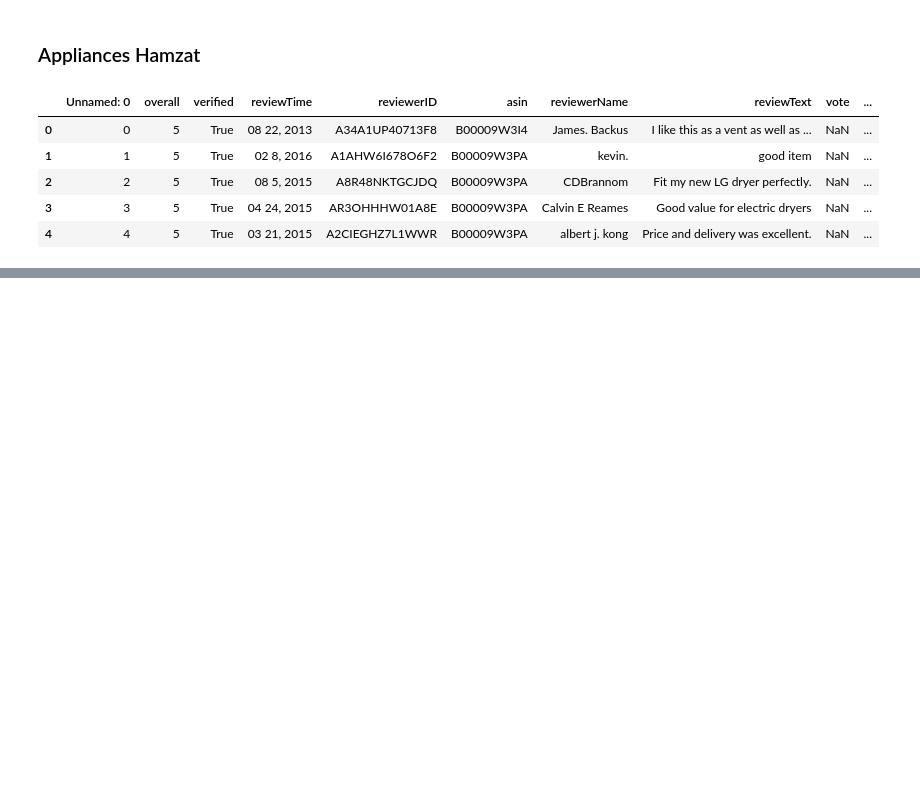
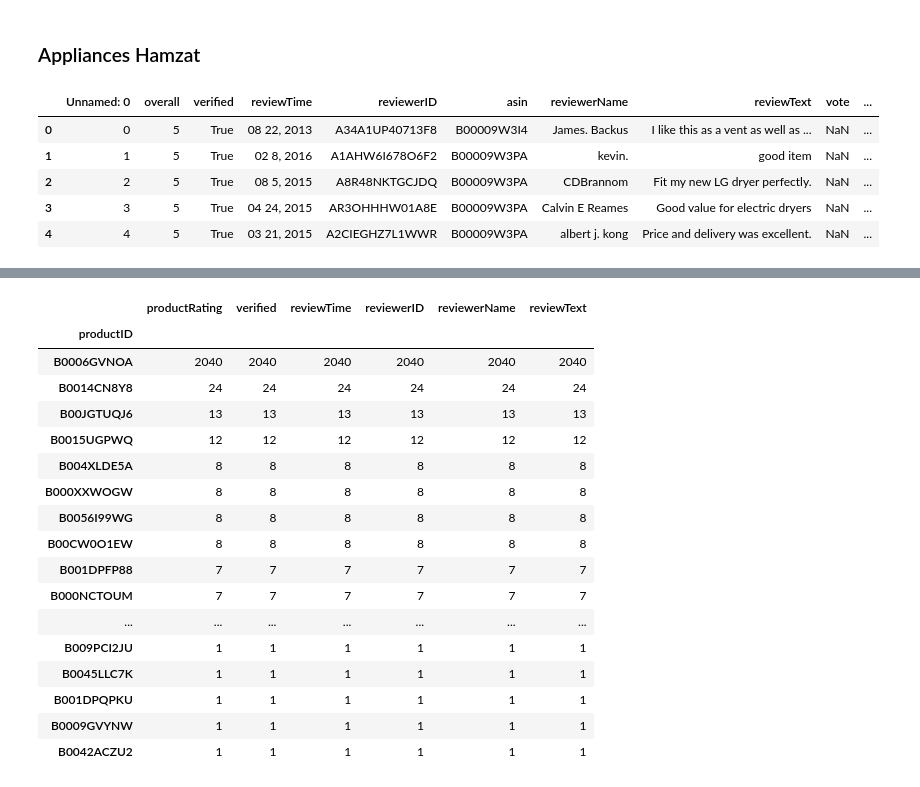
Before and after one commit to ahmadbashorun/AI6-amazon-reviews-EDA-project, a Jupyter notebook: Project (Amazon review).ipynb, the cells around one changed output, grey strips where cells are left out. Saved outputs shown, nothing was run; the diff lists cells and outputs as text; code cells hidden in the pictures; blank space fills up the shorter version.

Commit message:
I grouped by productID and productRating

```diff
--- a/Project (Amazon review).ipynb
+++ b/Project (Amazon review).ipynb
@@ -299,0 +316,3 @@ appliances_df.head()
+# %%
+appliances_df = appliances_df.drop(['vote','image',], axis=1)
+appliances_df.head()
@@ -299,0 +328,5 @@ appliances_df.head()
+# %%
+appliances_df['reviewTime'] = pd.to_datetime(appliances_df['reviewTime'])
+# %%
+appliances_df.rename(columns={"overall":"productRating","asin":"productID",}, inplace=True)
+appliances_df.head()
@@ -299,0 +350,21 @@ appliances_df.head()
+# %%
+appliances_df.groupby('productID').count().sort_values('productRating', ascending = False)
+# %% [output]
+|  | productRating | verified | reviewTime | reviewerID | reviewerName | reviewText |
+| productID |  |  |  |  |  |  |
+| B0006GVNOA | 2040 | 2040 | 2040 | 2040 | 2040 | 2040 |
+| B0014CN8Y8 | 24 | 24 | 24 | 24 | 24 | 24 |
+| B00JGTUQJ6 | 13 | 13 | 13 | 13 | 13 | 13 |
+| B0015UGPWQ | 12 | 12 | 12 | 12 | 12 | 12 |
+| B004XLDE5A | 8 | 8 | 8 | 8 | 8 | 8 |
+| B000XXWOGW | 8 | 8 | 8 | 8 | 8 | 8 |
+| B0056I99WG | 8 | 8 | 8 | 8 | 8 | 8 |
+| B00CW0O1EW | 8 | 8 | 8 | 8 | 8 | 8 |
+| B001DPFP88 | 7 | 7 | 7 | 7 | 7 | 7 |
+| B000NCTOUM | 7 | 7 | 7 | 7 | 7 | 7 |
+| ... | ... | ... | ... | ... | ... | ... |
+| B009PCI2JU | 1 | 1 | 1 | 1 | 1 | 1 |
+| B0045LLC7K | 1 | 1 | 1 | 1 | 1 | 1 |
+| B001DPQPKU | 1 | 1 | 1 | 1 | 1 | 1 |
+| B0009GVYNW | 1 | 1 | 1 | 1 | 1 | 1 |
+| B0042ACZU2 | 1 | 1 | 1 | 1 | 1 | 1 |
```
Also changed, not shown: parts of 8 cells of this notebook.
